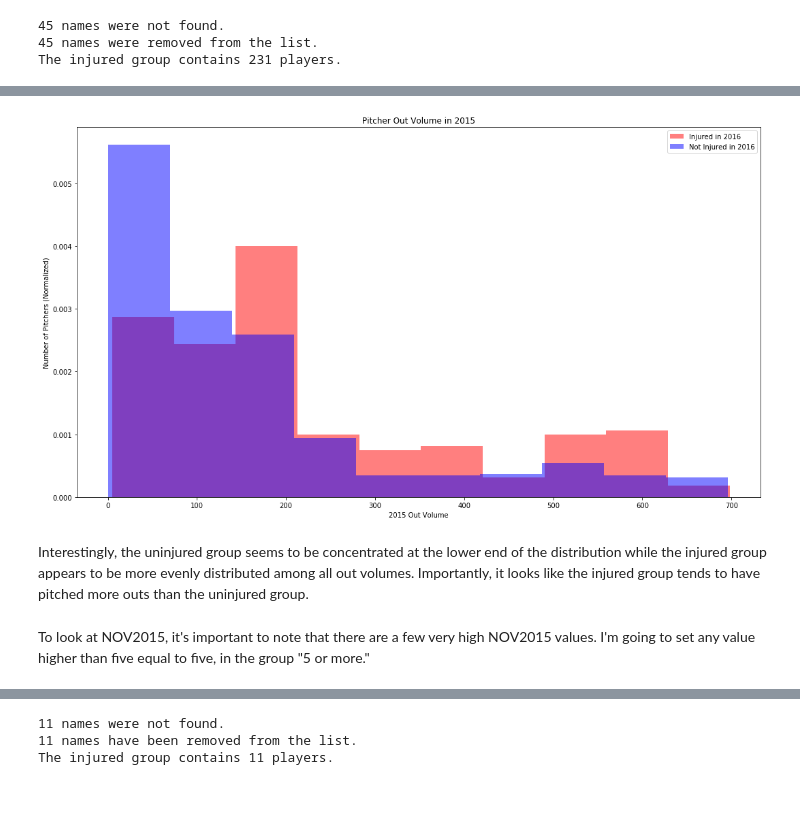
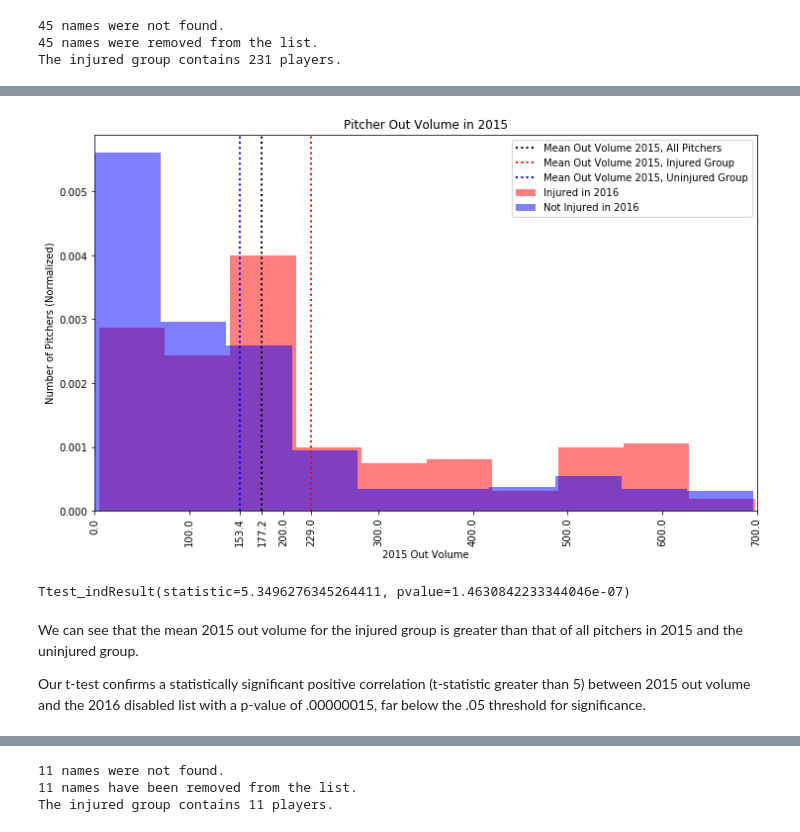
Before and after one commit to AlliedToasters/pitchers, a Jupyter notebook: PitchersInjuries.ipynb, the cells around one changed output, grey strips where cells are left out. Saved outputs shown, nothing was run; the diff lists cells and outputs as text; code cells hidden in the pictures; blank space fills up the shorter version.

Commit message:
update plots

```diff
--- a/PitchersInjuries.ipynb
+++ b/PitchersInjuries.ipynb
@@ -148,14 +104,28 @@ Let's look at the distribution of out volume within the two groups. The followin
 # %%
-plt.figure(figsize=(18, 10));
-plt.hist(df[df['Inj2016']==True].OV2015, color = 'r', alpha = .5, normed=True, label='Injured in 2016');
-plt.hist(df[df['Inj2016']==False].OV2015, color = 'b', alpha = .5, normed=True, label='Not Injured in 2016');
+pop_mean = df.OV2015.mean()
+inj_mean = df[df['Inj2016'] == True].OV2015.mean()
+uninj_mean = df[df['Inj2016'] == False].OV2015.mean()
+
+plt.figure(figsize=(12, 7));
+plt.axvline(pop_mean, color='black', linestyle='dotted', linewidth=2, label='Mean Out Volume 2015, All Pitchers')
+plt.hist(df[df['Inj2016']==True].OV2015, color='r', alpha=.5, normed=True, label='Injured in 2016');
+plt.axvline(inj_mean, color='r', linestyle='dotted', linewidth=2, label='Mean Out Volume 2015, Injured Group');
+plt.hist(df[df['Inj2016']==False].OV2015, color='b', alpha=.5, normed=True, label='Not Injured in 2016');
+plt.axvline(uninj_mean, color='b', linestyle='dotted', linewidth=2, label='Mean Out Volume 2015, Uninjured Group');
+plt.xticks((list(plt.xticks()[0])+[pop_mean, inj_mean, uninj_mean]), rotation=90);
 plt.title('Pitcher Out Volume in 2015');
 plt.ylabel('Number of Pitchers (Normalized)');
 plt.xlabel('2015 Out Volume');
+ax = plt.subplot(111);
+ax.set_xlim(0, 700);
 plt.legend();
 # %% [output]
-[figure, old version]
+[figure, new version]
-# %% [markdown]
-Interestingly, the uninjured group seems to be concentrated at the lower end of the distribution while the injured group appears to be more evenly distributed among all out volumes. Importantly, it looks like the injured group tends to have pitched more outs than the uninjured group.
-# %% [markdown]
-To look at NOV2015, it's important to note that there are a few very high NOV2015 values. I'm going to set any value higher than five equal to five, in the group "5 or more."
+# %%
+print(ttest_ind(df[df['Inj2016']==True]['OV2015'], df[df['Inj2016']==False]['OV2015'], equal_var = False))
+# %% [output]
+Ttest_indResult(statistic=5.3496276345264411, pvalue=1.4630842233344046e-07)
+# %% [markdown]
+We can see that the mean 2015 out volume for the injured group is greater than that of all pitchers in 2015 and the uninjured group.
+
+Our t-test confirms a statistically significant positive correlation (t-statistic greater than 5) between 2015 out volume and the 2016 disabled list with a p-value of .00000015, far below the .05 threshold for significance.
```
Also changed, not shown: parts of 83 cells of this notebook.
